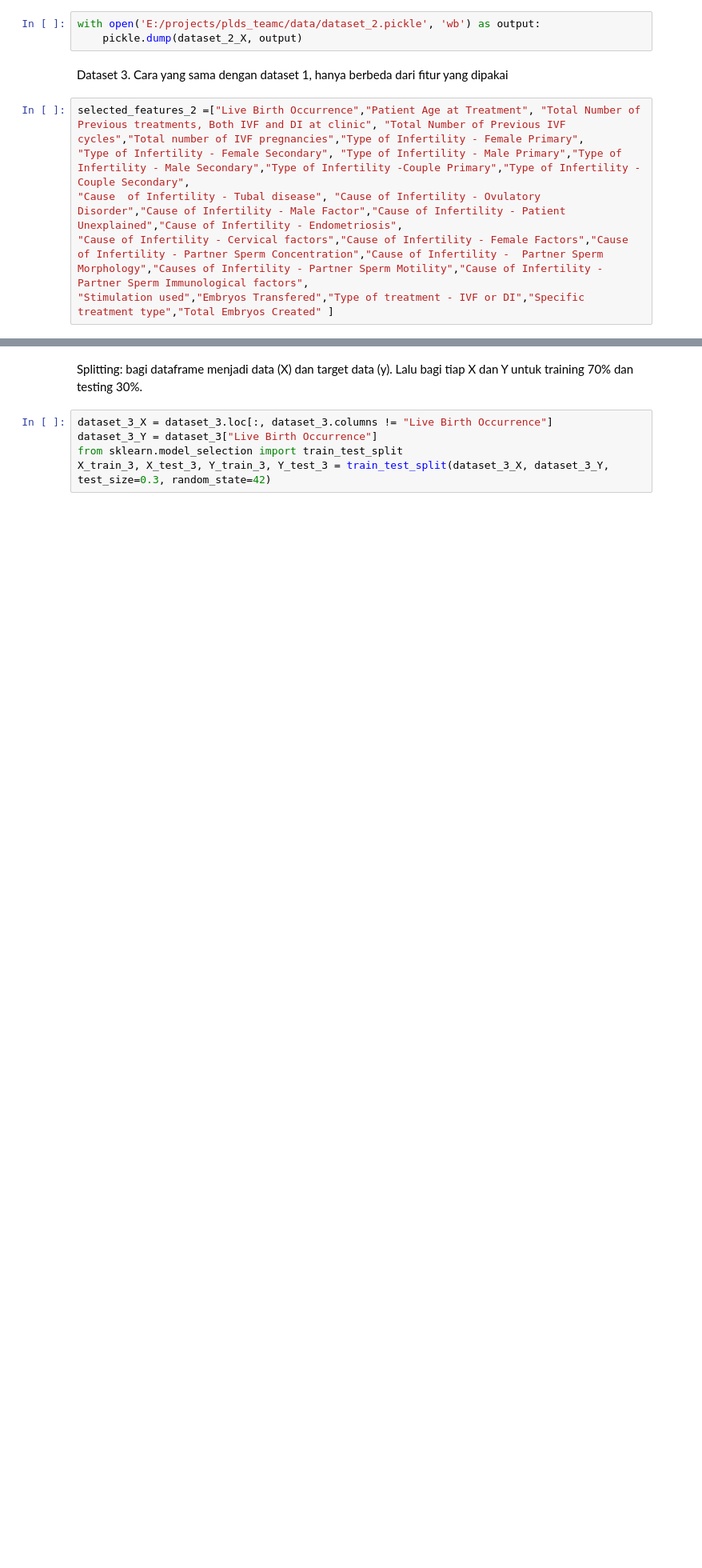
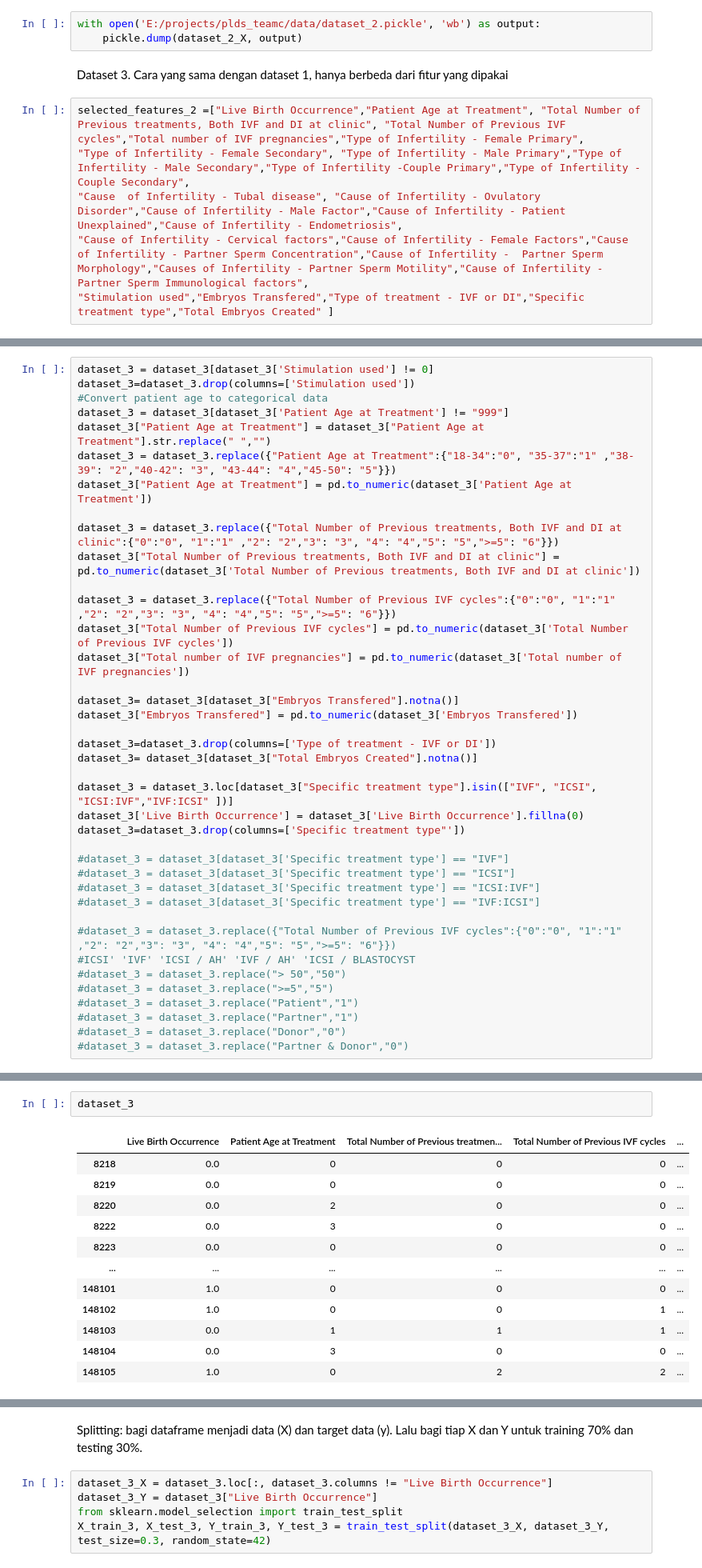
Before and after one commit to harry-bpm/plds_teamc, a Jupyter notebook: notebook/dataset_creation.ipynb, the cells around one changed output, grey strips where cells are left out. Shown at 80% size. Cells and saved outputs as stored; diff of their text form; blank space fills up the shorter version.

Commit message:
create new dataset2, add xgbclassifier

```diff
--- a/notebook/dataset_creation.ipynb
+++ b/notebook/dataset_creation.ipynb
@@ -233,0 +200,39 @@ dataset_3 = dataset_3.replace("Partner & Donor","0")
+# %%
+dataset_3 = dataset_3[dataset_3['Stimulation used'] != 0]
+dataset_3=dataset_3.drop(columns=['Stimulation used'])
+#Convert patient age to categorical data
+dataset_3 = dataset_3[dataset_3['Patient Age at Treatment'] != "999"]
+dataset_3["Patient Age at Treatment"] = dataset_3["Patient Age at Treatment"].str.replace(" ","")
+dataset_3 = dataset_3.replace({"Patient Age at Treatment":{"18-34":"0", "35-37":"1" ,"38-39": "2","40-42": "3", "43-44": "4","45-50": "5"}})
+dataset_3["Patient Age at Treatment"] = pd.to_numeric(dataset_3['Patient Age at Treatment'])
+
+dataset_3 = dataset_3.replace({"Total Number of Previous treatments, Both IVF and DI at clinic":{"0":"0", "1":"1" ,"2": "2","3": "3", "4": "4","5": "5",">=5": "6"}})
+dataset_3["Total Number of Previous treatments, Both IVF and DI at clinic"] = pd.to_numeric(dataset_3['Total Number of Previous treatments, Both IVF and DI at clinic'])
+
+dataset_3 = dataset_3.replace({"Total Number of Previous IVF cycles":{"0":"0", "1":"1" ,"2": "2","3": "3", "4": "4","5": "5",">=5": "6"}})
+dataset_3["Total Number of Previous IVF cycles"] = pd.to_numeric(dataset_3['Total Number of Previous IVF cycles'])
+dataset_3["Total number of IVF pregnancies"] = pd.to_numeric(dataset_3['Total number of IVF pregnancies'])
+
+dataset_3= dataset_3[dataset_3["Embryos Transfered"].notna()]
+dataset_3["Embryos Transfered"] = pd.to_numeric(dataset_3['Embryos Transfered'])
+
+dataset_3=dataset_3.drop(columns=['Type of treatment - IVF or DI'])
+dataset_3= dataset_3[dataset_3["Total Embryos Created"].notna()]
+
+dataset_3 = dataset_3.loc[dataset_3["Specific treatment type"].isin(["IVF", "ICSI", "ICSI:IVF","IVF:ICSI" ])]
+dataset_3['Live Birth Occurrence'] = dataset_3['Live Birth Occurrence'].fillna(0)
+dataset_3=dataset_3.drop(columns=['Specific treatment type"'])
+
+#dataset_3 = dataset_3[dataset_3['Specific treatment type'] == "IVF"]
+#dataset_3 = dataset_3[dataset_3['Specific treatment type'] == "ICSI"]
+#dataset_3 = dataset_3[dataset_3['Specific treatment type'] == "ICSI:IVF"]
+#dataset_3 = dataset_3[dataset_3['Specific treatment type'] == "IVF:ICSI"]
+
+#dataset_3 = dataset_3.replace({"Total Number of Previous IVF cycles":{"0":"0", "1":"1" ,"2": "2","3": "3", "4": "4","5": "5",">=5": "6"}})
+#ICSI' 'IVF' 'ICSI / AH' 'IVF / AH' 'ICSI / BLASTOCYST
+#dataset_3 = dataset_3.replace("> 50","50")
+#dataset_3 = dataset_3.replace(">=5","5")
+#dataset_3 = dataset_3.replace("Patient","1")
+#dataset_3 = dataset_3.replace("Partner","1")
+#dataset_3 = dataset_3.replace("Donor","0")
+#dataset_3 = dataset_3.replace("Partner & Donor","0")
@@ -233,0 +268,15 @@ dataset_3 = dataset_3.replace("Partner & Donor","0")
+# %%
+dataset_3
+# %% [output]
+|  | Live Birth Occurrence | Patient Age at Treatment | Total Number of Previous treatmen... | Total Number of Previous IVF cycles | ... |
+| 8218 | 0.0 | 0 | 0 | 0 | ... |
+| 8219 | 0.0 | 0 | 0 | 0 | ... |
+| 8220 | 0.0 | 2 | 0 | 0 | ... |
+| 8222 | 0.0 | 3 | 0 | 0 | ... |
+| 8223 | 0.0 | 0 | 0 | 0 | ... |
+| ... | ... | ... | ... | ... | ... |
+| 148101 | 1.0 | 0 | 0 | 0 | ... |
+| 148102 | 1.0 | 0 | 0 | 1 | ... |
+| 148103 | 0.0 | 1 | 1 | 1 | ... |
+| 148104 | 0.0 | 3 | 0 | 0 | ... |
+| 148105 | 1.0 | 0 | 2 | 2 | ... |
```
Also changed, not shown: parts of 10 cells of this notebook, 25 other files.
